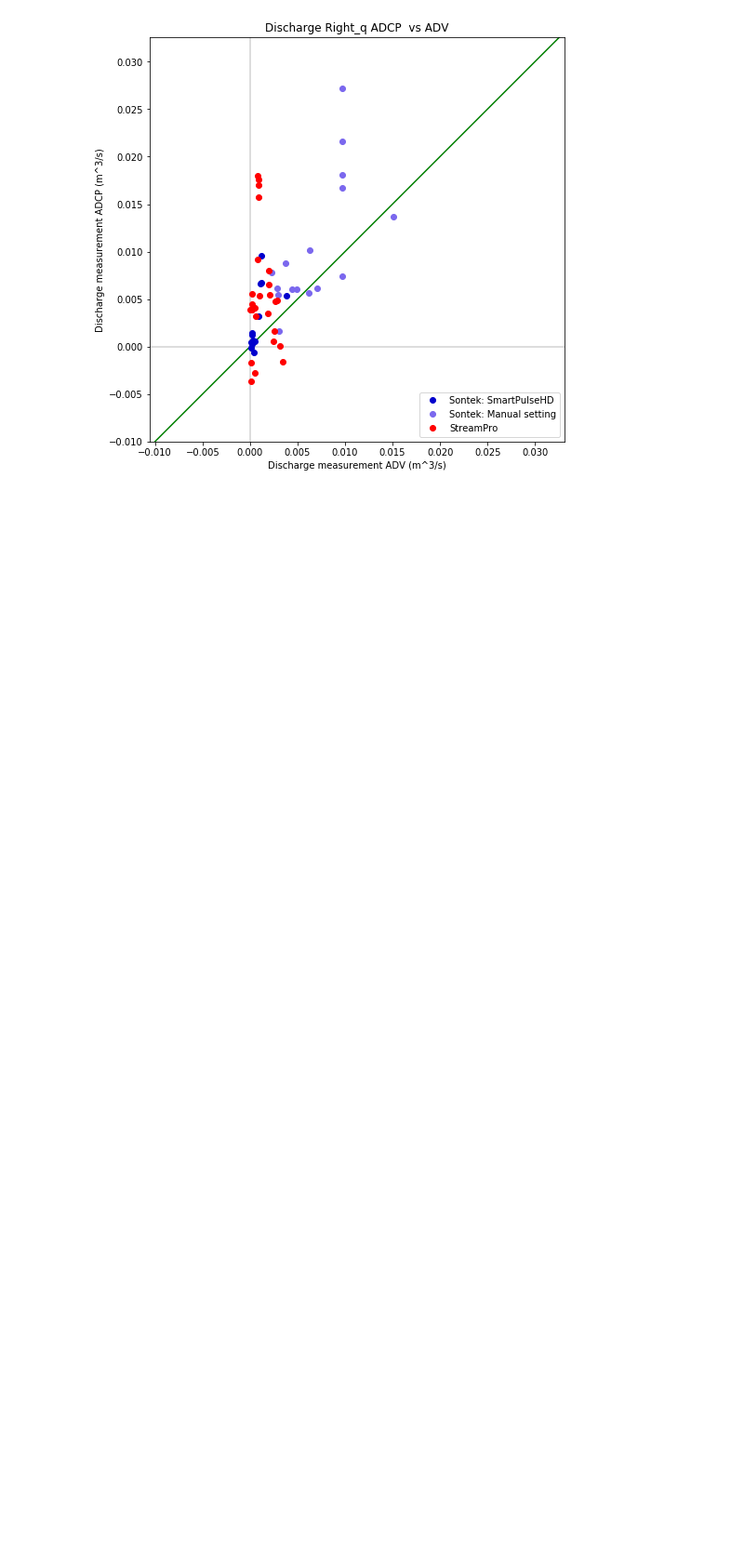
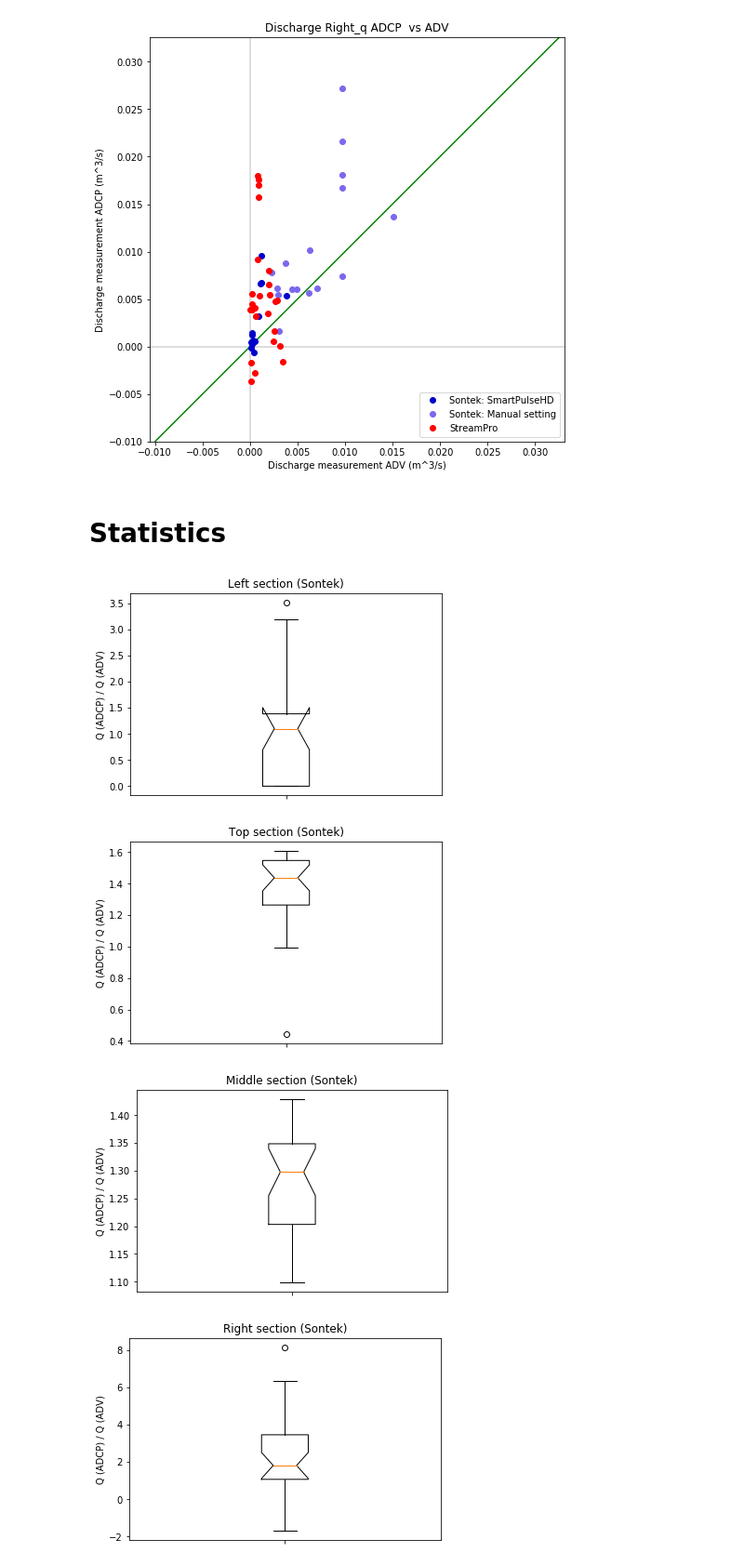
Before and after one commit to SjoerdGn/fieldwork-2019-adcp-adv, a Jupyter notebook: code/reading_sontek.ipynb, the cells around one changed output. Shown at 93% size. Cells and saved outputs as stored; diff of their text form; code cells hidden in the pictures; blank space fills up the shorter version.

Commit message:
statistics 1

```diff
--- a/code/reading_sontek.ipynb
+++ b/code/reading_sontek.ipynb
@@ -33,7 +38,9 @@ save_mid_depths = False
 
 save_extra_width = False
 
-save_discharge_figures = True
+save_discharge_figures = False
+
+save_boxplots = True
 
 folder_file_save = "../output_images/{}.png"
 folder_csv_save = "../data/{}.csv"
@@ -685,3 +692,56 @@ group 5_0_004_streampro_datatotal_ASC.TXT 1
 [figure]
 [figure]
 [figure]
+# %% [markdown]
+# Statistics
+# %%
+# Metric: ADCP/ADV
+
+# question: is metric significantly different from 1?
+
+
+
+sproname = '/ADV-StreamPro-discharge per measurement.csv'
+loc_adv_spro = 'C:/Users/Sjoerd Gn/Documents/Fieldwork/fieldwork-2019-adcp-adv/data/StreamPro/ADV-StreamPro-discharge per measurement.csv'
+adv_q_spro = pd.read_csv(loc_adv_spro, delimiter = ',')
+
+
+adv_q_name = '/ADV-{device}-discharge per measurement.csv'.format(device=device)
+loc_adv = basefolder+adv_q_name
+adv_q = pd.read_csv(loc_adv, delimiter = ',')
+
+
+adcp_adv = {}
+adcp_adv['Right_q'] = []
+adcp_adv['Left_q'] = []
+adcp_adv['Top_q'] = []
+adcp_adv['Middle_q'] = []
+
+headername = {'Right_q': 'Right section',
+             'Left_q': 'Left section',
+             'Middle_q': 'Middle section',
+             'Top_q': 'Top section'}
+
+for header in adv_q.iloc[:,2:6]:
+
+    for i in range(len(adv_q)):
+        q_from_adv = adv_q[header][i]
+        #print(q_from_adv)
+        day_adv = adv_q['Day'][i]
+        num = int(adv_q['Num'][i]-1)
+        q_from_adcp = every_q[header][day_adv][num]
+
+        adcp_adv[header].append(q_from_adcp/q_from_adv)
+    plt.figure()
+    plt.boxplot(adcp_adv[header], 'ro')
+    titlestring = headername[header] + ' ({device})'.format(device=device)
+    plt.title(titlestring)
+    plt.xticks([1], '')
+    plt.ylabel('Q (ADCP) / Q (ADV)')
+    if save_boxplots:
+        plt.savefig(folder_file_save.format('Statistics_'+titlestring), dpi=300)
+# %% [output]
+[figure, added]
+[figure, added]
+[figure, added]
+[figure, added]
```
Also changed, not shown: parts of 2 cells of this notebook, 6 other files.
